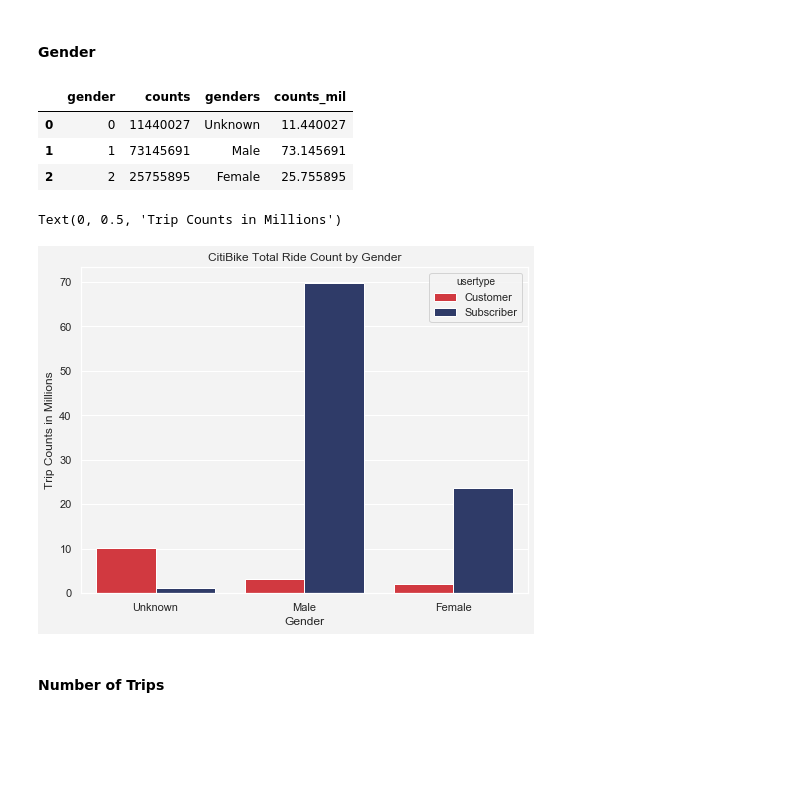
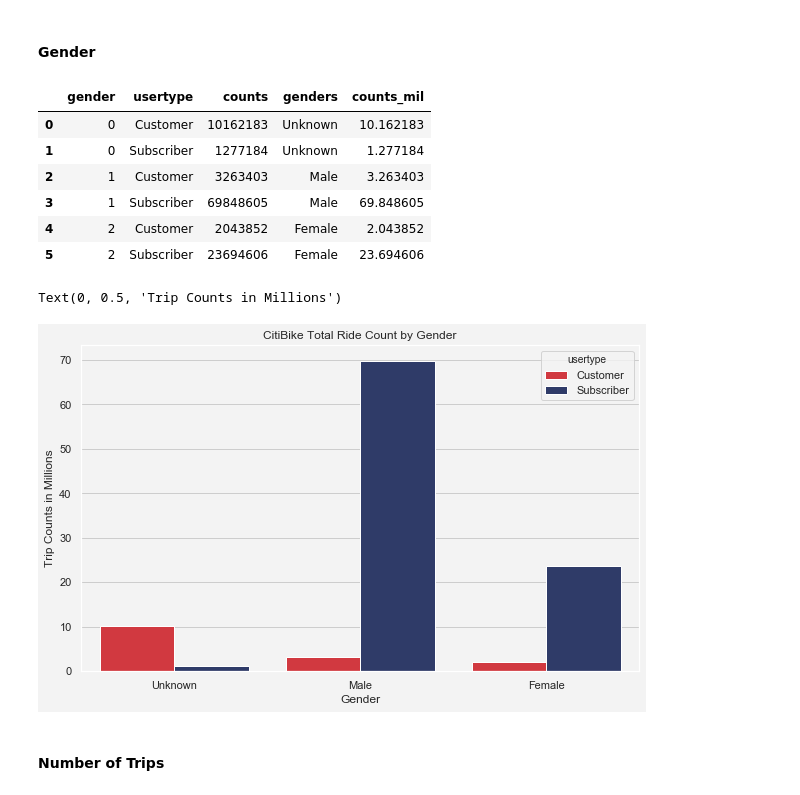
Before and after one commit to evan-kiolbassa/citibike, a Jupyter notebook: EDA/EDA.ipynb, the cells around one changed output. Saved outputs shown, nothing was run; the diff lists cells and outputs as text; code cells hidden in the pictures; blank space fills up the shorter version.

```diff
--- a/EDA/EDA.ipynb
+++ b/EDA/EDA.ipynb
@@ -8,7 +8,7 @@ import re
 import seaborn as sns
 import matplotlib.pyplot as plt
 # %%
-rides = pd.read_csv('data/riders_cleaned.csv.gz', usecols = ['starttime', 'tripduration', 'gender', 'season', 'dayofweek','usertype','birth year'])
+rides = pd.read_csv('../data/riders_cleaned.csv.gz', usecols = ['starttime', 'tripduration', 'gender', 'season', 'dayofweek','usertype','birth year'])
 # %%
 rides.head(10)
 # %% [output]
@@ -34,22 +34,25 @@ trip_counts['counts_mil'] = trip_counts['counts'] / 1000000
 # %%
 trip_counts
 # %% [output]
-|  | gender | counts | genders | counts_mil |
-| 0 | 0 | 11440027 | Unknown | 11.440027 |
-| 1 | 1 | 73145691 | Male | 73.145691 |
-| 2 | 2 | 25755895 | Female | 25.755895 |
+|  | gender | usertype | counts | genders | counts_mil |
+| 0 | 0 | Customer | 10162183 | Unknown | 10.162183 |
+| 1 | 0 | Subscriber | 1277184 | Unknown | 1.277184 |
+| 2 | 1 | Customer | 3263403 | Male | 3.263403 |
+| 3 | 1 | Subscriber | 69848605 | Male | 69.848605 |
+| 4 | 2 | Customer | 2043852 | Female | 2.043852 |
+| 5 | 2 | Subscriber | 23694606 | Female | 23.694606 |
 # %%
-sns.set(rc={'axes.facecolor':'#f3f3f3', 'figure.facecolor':'#f3f3f3'})
+sns.set(rc={'axes.facecolor':'#f3f3f3', 'figure.facecolor':'#f3f3f3', 'grid.color': '#cdcdcd'})
 colors = ["#ea2029", "#263571", "#ea2029"]
 sns.set_palette(sns.color_palette(colors))
-plt.figure(figsize = (8,6))
+plt.figure(figsize = (10,6))
 fig = sns.barplot(x = 'genders', y = 'counts_mil', hue = 'usertype', data = trip_counts)
 fig.set_title('CitiBike Total Ride Count by Gender', fontsize=12)
 fig.set_xlabel('Gender', fontsize=12)
 fig.set_ylabel('Trip Counts in Millions', fontsize=12)
 # %% [output]
 Text(0, 0.5, 'Trip Counts in Millions')
-[figure, old version]
+[figure, new version]
 # %% [markdown]
 #### Number of Trips
 # %%
```
Also changed, not shown: parts of 5 cells of this notebook.
